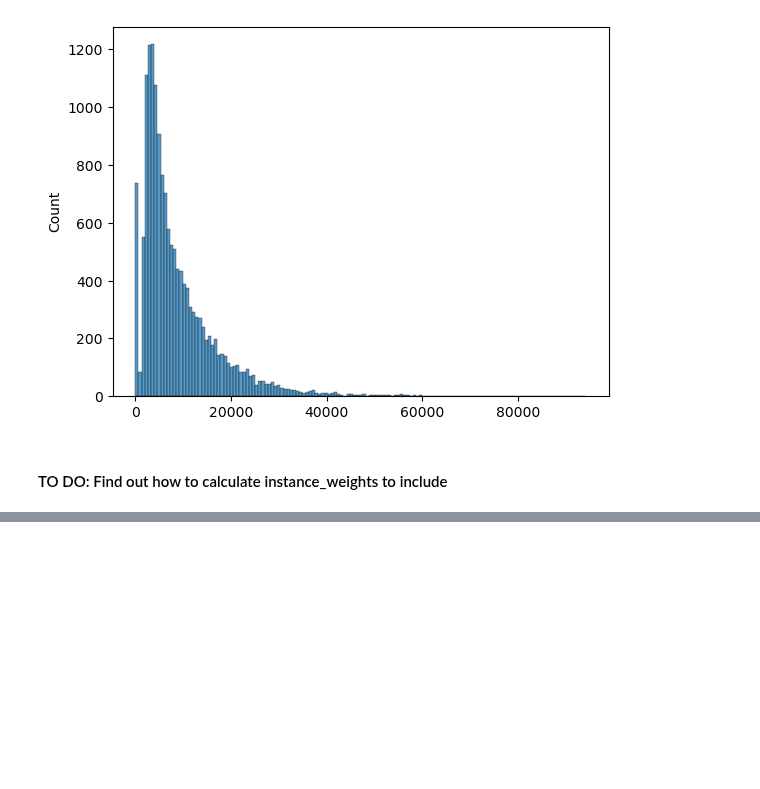
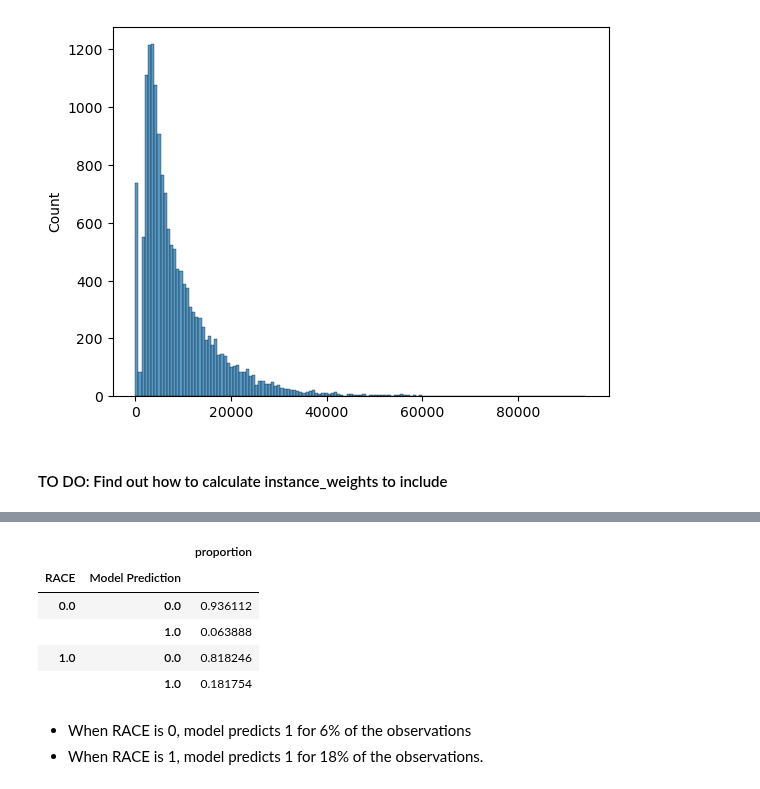
Before and after one commit to jirvingphd/iowa-prisoner-recidivism-mod-3-project, a Jupyter notebook: aifairness-tutorial-medical-expenditure.ipynb, the cells around one changed output, grey strips where cells are left out. Drawn from its saved outputs; the diff is of its cells as text; code cells hidden in the pictures; blank space fills up the shorter version.

```diff
--- a/aifairness-tutorial-medical-expenditure.ipynb
+++ b/aifairness-tutorial-medical-expenditure.ipynb
@@ -375,0 +428,13 @@ ds.evaluate.evaluate_classification(lr_orig, binary_dataset_train.features, bina
+# %%
+train['Model Prediction'] = y_hat_train
+train.groupby("RACE")['Model Prediction'].value_counts(normalize=True).to_frame()#unstack().plot(kind='bar', stacked=True)
+# %% [output]
+|  |  | proportion |
+| RACE | Model Prediction |  |
+| 0.0 | 0.0 | 0.936112 |
+|  | 1.0 | 0.063888 |
+| 1.0 | 0.0 | 0.818246 |
+|  | 1.0 | 0.181754 |
+# %% [markdown]
+- When RACE is 0, model predicts 1 for 6%  of the observations
+- When RACE is 1, model predicts 1 for 18% of the observations.
```
Also changed, not shown: parts of 10 cells of this notebook.
